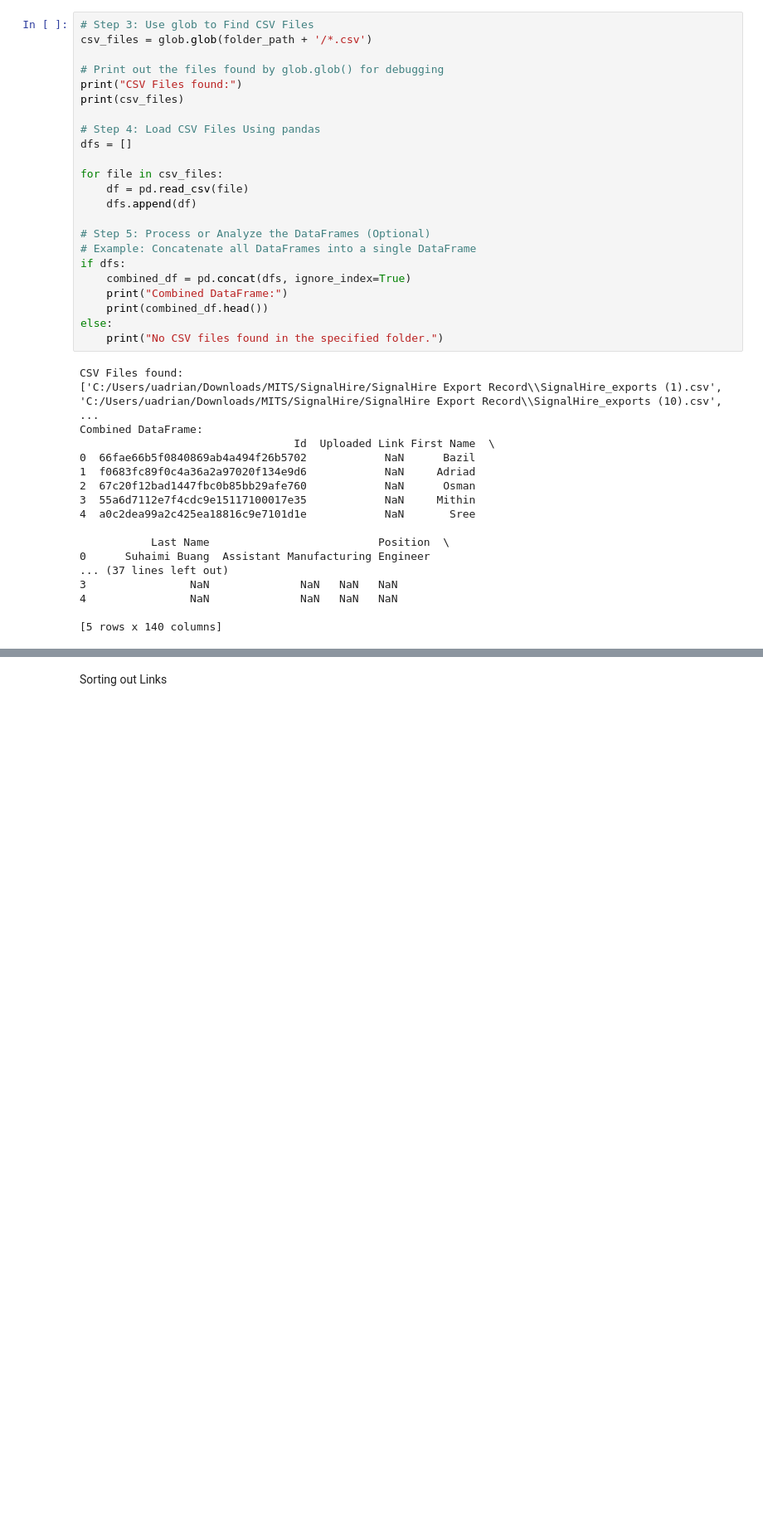
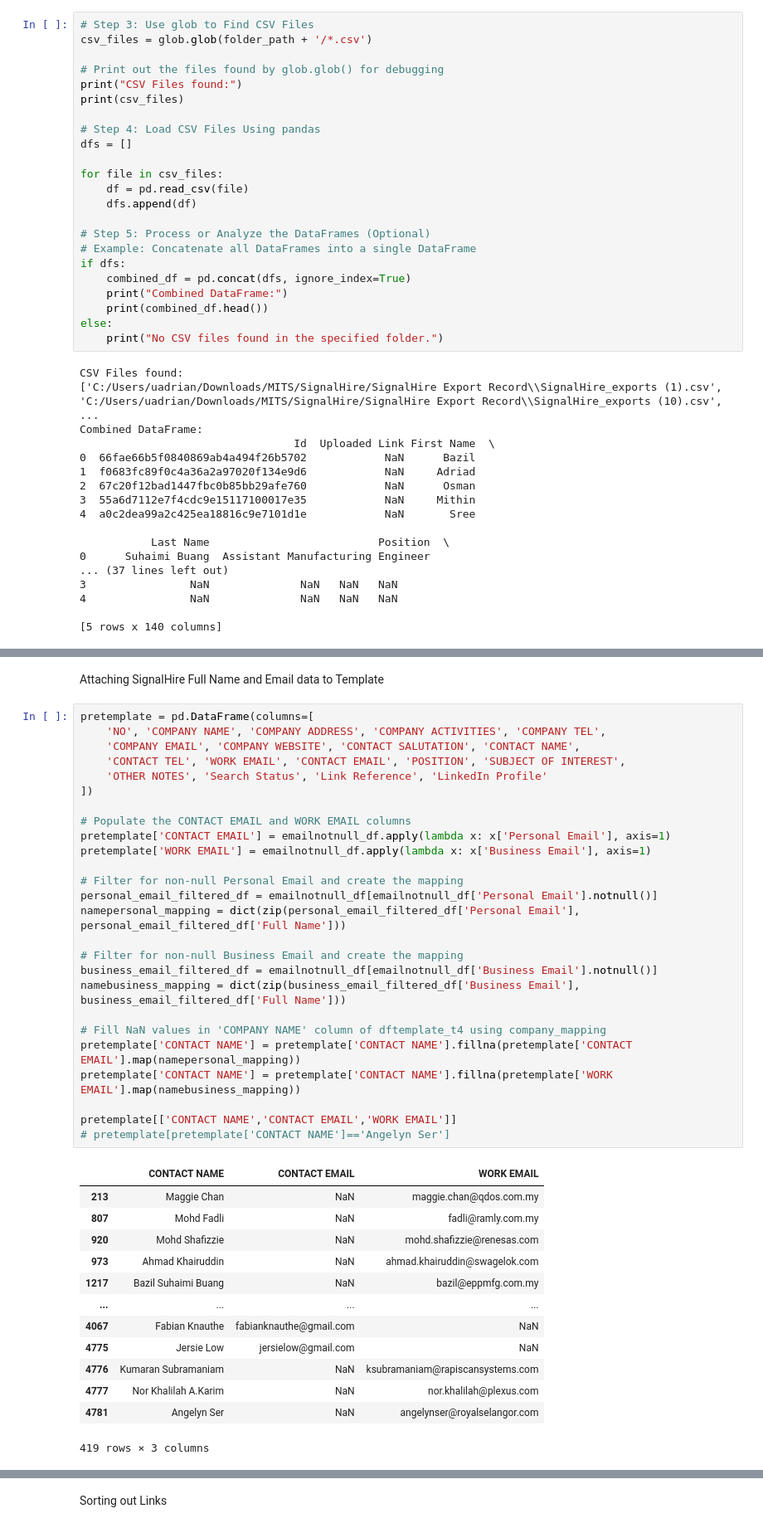
Before and after one commit to maeltwosinggit/My-Projects, a Jupyter notebook: Project 4 - Webscrape/SignalHire/NameCompiler.ipynb, the cells around one changed output, grey strips where cells are left out. Shown at 83% size. Saved outputs shown, nothing was run; the diff lists cells and outputs as text; blank space fills up the shorter version.

```diff
--- a/Project 4 - Webscrape/SignalHire/NameCompiler.ipynb
+++ b/Project 4 - Webscrape/SignalHire/NameCompiler.ipynb
@@ -53,0 +135,42 @@ Combined DataFrame:
+# %% [markdown]
+Attaching SignalHire Full Name and Email data to Template
+# %%
+pretemplate = pd.DataFrame(columns=[
+    'NO', 'COMPANY NAME', 'COMPANY ADDRESS', 'COMPANY ACTIVITIES', 'COMPANY TEL',
+    'COMPANY EMAIL', 'COMPANY WEBSITE', 'CONTACT SALUTATION', 'CONTACT NAME',
+    'CONTACT TEL', 'WORK EMAIL', 'CONTACT EMAIL', 'POSITION', 'SUBJECT OF INTEREST',
+    'OTHER NOTES', 'Search Status', 'Link Reference', 'LinkedIn Profile'
+])
+
+# Populate the CONTACT EMAIL and WORK EMAIL columns
+pretemplate['CONTACT EMAIL'] = emailnotnull_df.apply(lambda x: x['Personal Email'], axis=1)
+pretemplate['WORK EMAIL'] = emailnotnull_df.apply(lambda x: x['Business Email'], axis=1)
+
+# Filter for non-null Personal Email and create the mapping
+personal_email_filtered_df = emailnotnull_df[emailnotnull_df['Personal Email'].notnull()]
+namepersonal_mapping = dict(zip(personal_email_filtered_df['Personal Email'], personal_email_filtered_df['Full Name']))
+
+# Filter for non-null Business Email and create the mapping
+business_email_filtered_df = emailnotnull_df[emailnotnull_df['Business Email'].notnull()]
+namebusiness_mapping = dict(zip(business_email_filtered_df['Business Email'], business_email_filtered_df['Full Name']))
+
+# Fill NaN values in 'COMPANY NAME' column of dftemplate_t4 using company_mapping
+pretemplate['CONTACT NAME'] = pretemplate['CONTACT NAME'].fillna(pretemplate['CONTACT EMAIL'].map(namepersonal_mapping))
+pretemplate['CONTACT NAME'] = pretemplate['CONTACT NAME'].fillna(pretemplate['WORK EMAIL'].map(namebusiness_mapping))
+
+pretemplate[['CONTACT NAME','CONTACT EMAIL','WORK EMAIL']]
+# pretemplate[pretemplate['CONTACT NAME']=='Angelyn Ser']
+# %% [output]
+|  | CONTACT NAME | CONTACT EMAIL | WORK EMAIL |
+| 213 | Maggie Chan | NaN | maggie.chan@qdos.com.my |
+| 807 | Mohd Fadli | NaN | fadli@ramly.com.my |
+| 920 | Mohd Shafizzie | NaN | mohd.shafizzie@renesas.com |
+| 973 | Ahmad Khairuddin | NaN | ahmad.khairuddin@swagelok.com |
+| 1217 | Bazil Suhaimi Buang | NaN | bazil@eppmfg.com.my |
+| ... | ... | ... | ... |
+| 4067 | Fabian Knauthe | fabianknauthe@gmail.com | NaN |
+| 4775 | Jersie Low | jersielow@gmail.com | NaN |
+| 4776 | Kumaran Subramaniam | NaN | ksubramaniam@rapiscansystems.com |
+| 4777 | Nor Khalilah A.Karim | NaN | nor.khalilah@plexus.com |
+| 4781 | Angelyn Ser | NaN | angelynser@royalselangor.com |
+419 rows × 3 columns
```
Also changed, not shown: parts of 10 cells of this notebook.
